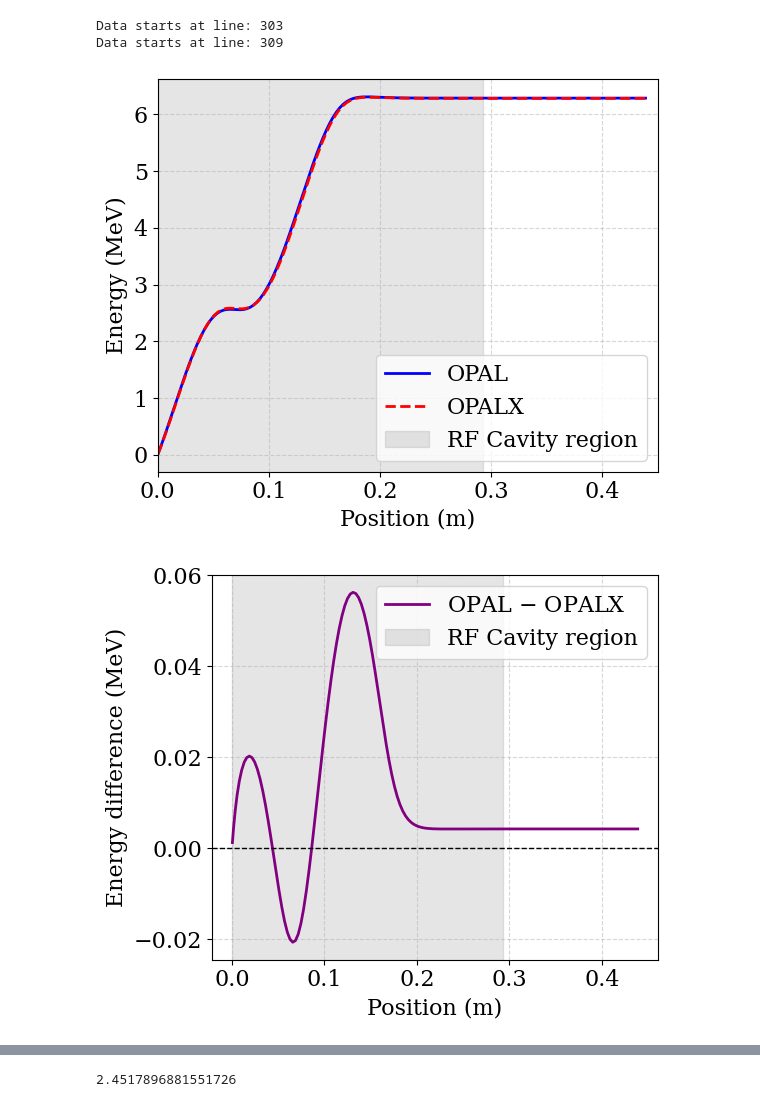
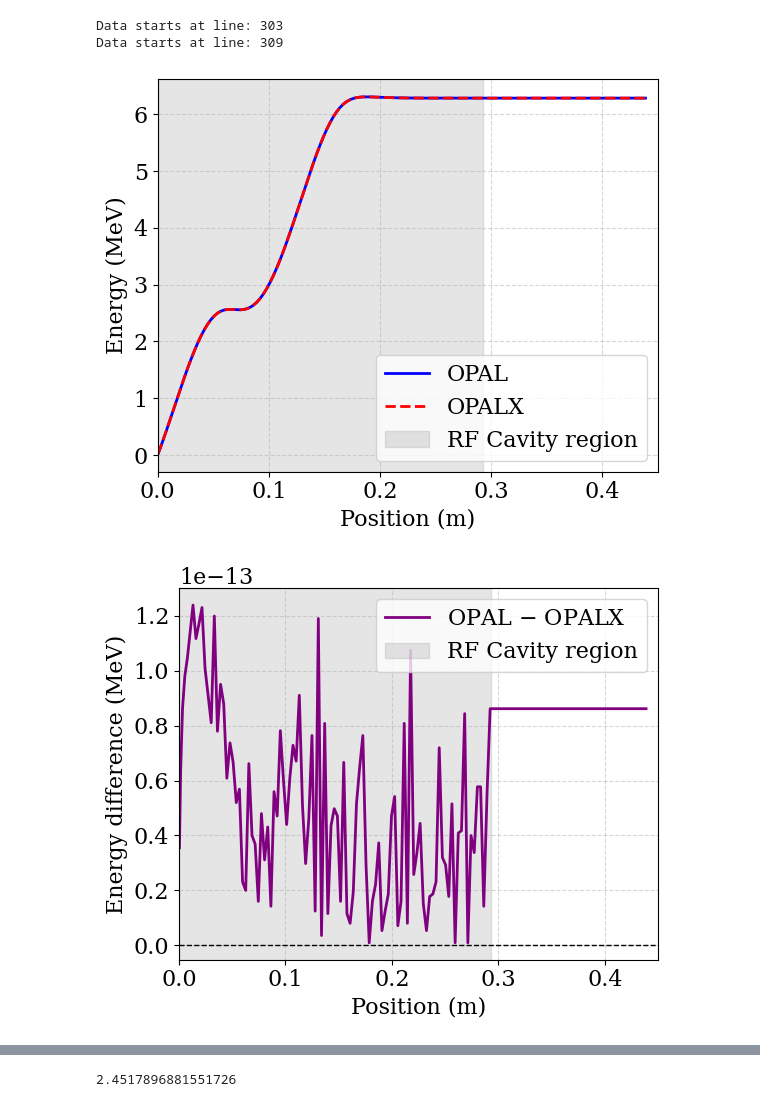
Before and after one commit to OPALX-project/regression-tests-x, a Jupyter notebook: RegressionTests/RFCavity-AWA-RFOnly/analysis.ipynb, the cells around one changed output, grey strips where cells are left out. Cells and saved outputs as stored; diff of their text form; code cells hidden in the pictures.

```diff
--- a/RegressionTests/RFCavity-AWA-RFOnly/analysis.ipynb
+++ b/RegressionTests/RFCavity-AWA-RFOnly/analysis.ipynb
@@ -22,12 +22,13 @@ def find_start_row(file_path):
 # %%
 file_path = '/Users/michalis/Work/git_projects/regression-tests-x/RegressionTests/RFCavity-AWA-RFOnly/'
 
-opal_file = file_path + 'OPAL/' + 'RFCavity-AWA-RFOnly-opal.stat'
+# opal_file = file_path + 'OPAL/' + 'RFCavity-AWA-RFOnly-opal.stat'
+opal_file = file_path + 'reference/' + 'AWAGun-RFOnly-opal.stat'
 opal = pd.read_csv(opal_file, sep = r"\s+",
                    skiprows = find_start_row(opal_file),
                    header = None)
 
-opalx_file = file_path + 'RFCavity-AWA-RFOnly.stat'
+opalx_file = file_path + 'AWAGun-RFOnly.stat'
 opalx = pd.read_csv(opalx_file, sep = r"\s+",
                     skiprows = find_start_row(opalx_file),
                     header = None)
@@ -54,26 +55,26 @@ ax.set_xlabel('Position (m)')
 f.tight_layout()
 f.savefig('AWAGun_energy_comparison.png', dpi = 300)
 # %% [output]
-[figure, old version]
+[figure, new version]
 # %%
 f, ax = plt.subplots(figsize = (6, 5))
 
-diff = opal[4] - opalx[4]
+diff = abs(opal[4] - opalx[4])
 
 ax.plot(opal[1], diff, color = 'purple', lw = 2, ls = '-', label = r'OPAL $-$ OPALX')
 ax.axhline(0, color = 'k', ls = '--', lw = 1)
 
 ax.axvspan(0, 0.2927, color='grey', alpha = 0.2, label = 'RF Cavity region')
 
 ax.legend()
 ax.grid(True, ls = '--', alpha = 0.5)
 
-# ax.set_xlim(0, 0.45)
+ax.set_xlim(0, 0.45)
 # ax.set_ylim(-0.05, 0.055)
 ax.set_xlabel('Position (m)')
 ax.set_ylabel('Energy difference (MeV)')
 
 f.tight_layout()
 f.savefig('AWAGun_energy_difference.png', dpi = 300)
 # %% [output]
-[figure, old version]
+[figure, new version]
```
Also changed, not shown: parts of 2 cells of this notebook, 19 other files.
